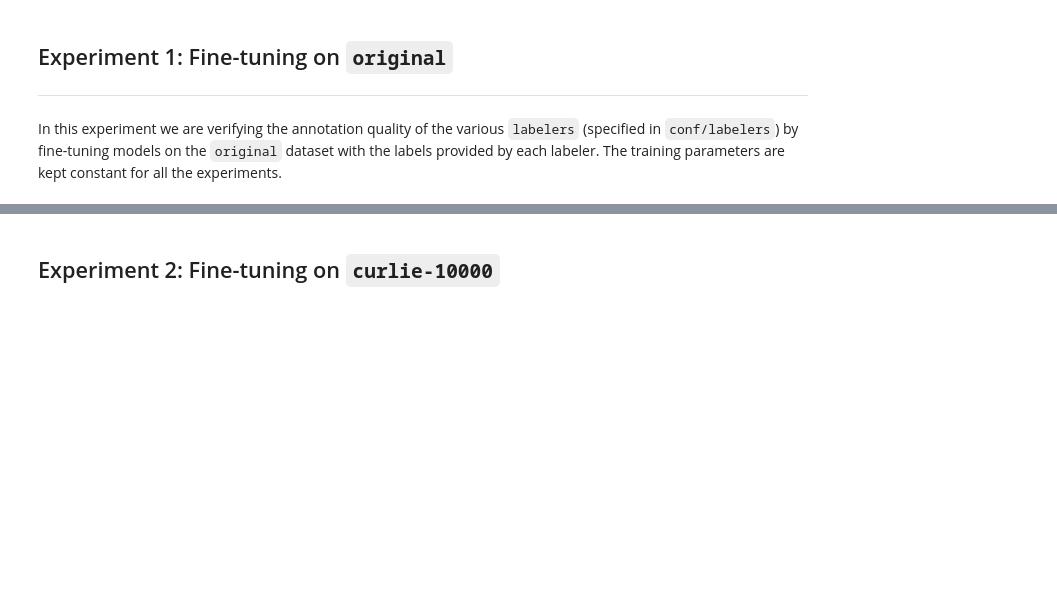
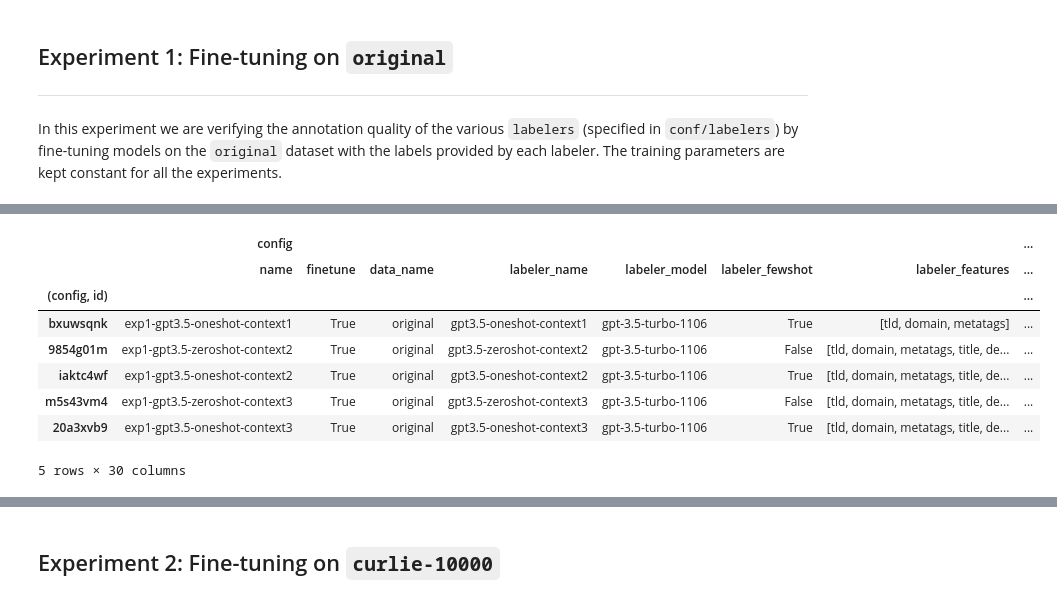
Before and after one commit to CS-433/ml-project-2-mlp, a Jupyter notebook: notebooks/analysis.ipynb, the cells around one changed output, grey strips where cells are left out. Cells and saved outputs as stored; diff of their text form; code cells hidden in the pictures; blank space fills up the shorter version.

```diff
--- a/notebooks/analysis.ipynb
+++ b/notebooks/analysis.ipynb
@@ -103,3 +147,15 @@ print(f"✅ Loaded {len(exp1_runs)} runs from W&B ({WANDB_ENTITY}/{WANDB_PROJECT
 # %%
 # Convert to dataframe
 exp1_runs_df = runs_to_df(exp1_runs)
+
+exp1_runs_df.tail(5)
+# %% [output]
+|  | config |  |  |  |  |  |  | ... |
+|  | name | finetune | data_name | labeler_name | labeler_model | labeler_fewshot | labeler_features | ... |
+| (config, id) |  |  |  |  |  |  |  | ... |
+| bxuwsqnk | exp1-gpt3.5-oneshot-context1 | True | original | gpt3.5-oneshot-context1 | gpt-3.5-turbo-1106 | True | [tld, domain, metatags] | ... |
+| 9854g01m | exp1-gpt3.5-zeroshot-context2 | True | original | gpt3.5-zeroshot-context2 | gpt-3.5-turbo-1106 | False | [tld, domain, metatags, title, de... | ... |
+| iaktc4wf | exp1-gpt3.5-oneshot-context2 | True | original | gpt3.5-oneshot-context2 | gpt-3.5-turbo-1106 | True | [tld, domain, metatags, title, de... | ... |
+| m5s43vm4 | exp1-gpt3.5-zeroshot-context3 | True | original | gpt3.5-zeroshot-context3 | gpt-3.5-turbo-1106 | False | [tld, domain, metatags, title, de... | ... |
+| 20a3xvb9 | exp1-gpt3.5-oneshot-context3 | True | original | gpt3.5-oneshot-context3 | gpt-3.5-turbo-1106 | True | [tld, domain, metatags, title, de... | ... |
+5 rows × 30 columns
```
Also changed, not shown: parts of 11 cells of this notebook, 1 other file.
